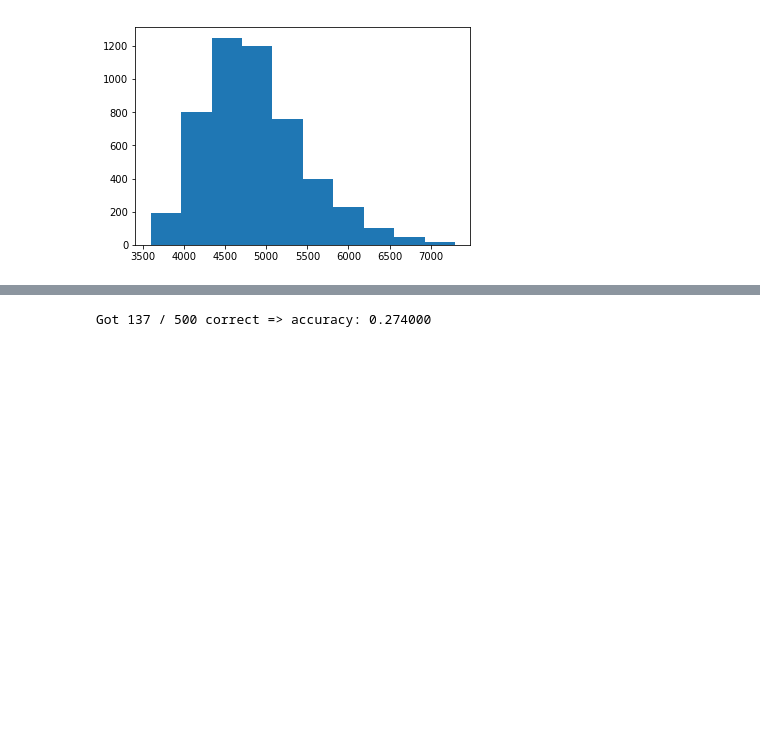
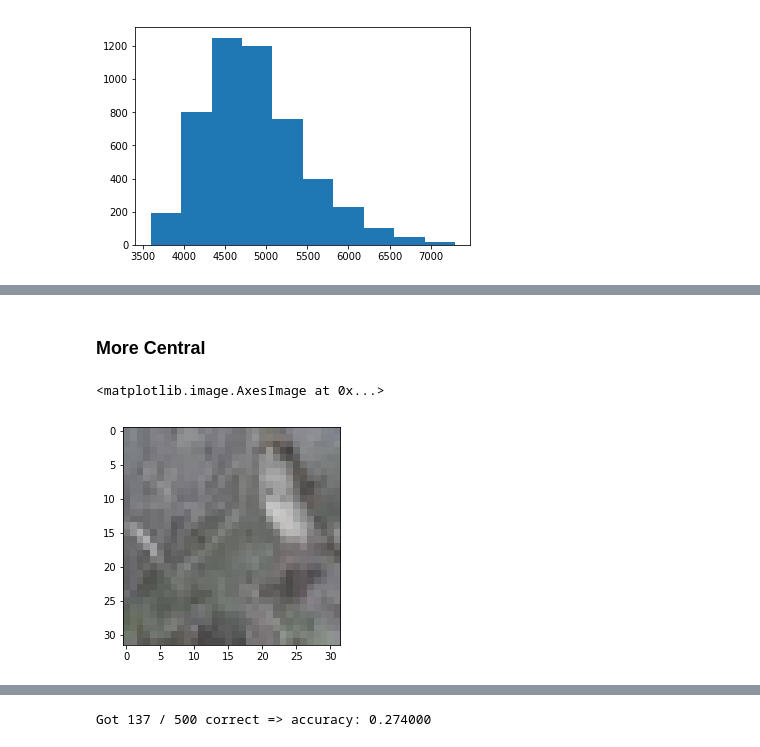
Before and after one commit to sshleifer/cs231_assignment1, a Jupyter notebook: knn.ipynb, the cells around one changed output, grey strips where cells are left out. Saved outputs shown, nothing was run; the diff lists cells and outputs as text; code cells hidden in the pictures; blank space fills up the shorter version.

```diff
--- a/knn.ipynb
+++ b/knn.ipynb
@@ -169,0 +178,8 @@ $\color{blue}{\textit Your Answer:}$ Bright rows are caused by training images t
+# %% [markdown]
+### More Central
+# %%
+
+plt.imshow(X_test[np.argmin(row_sum)].astype('uint8').reshape(32, 32, 3))
+# %% [output]
+<matplotlib.image.AxesImage at 0x...>
+[figure, added]
```
Also changed, not shown: parts of 23 cells of this notebook.
